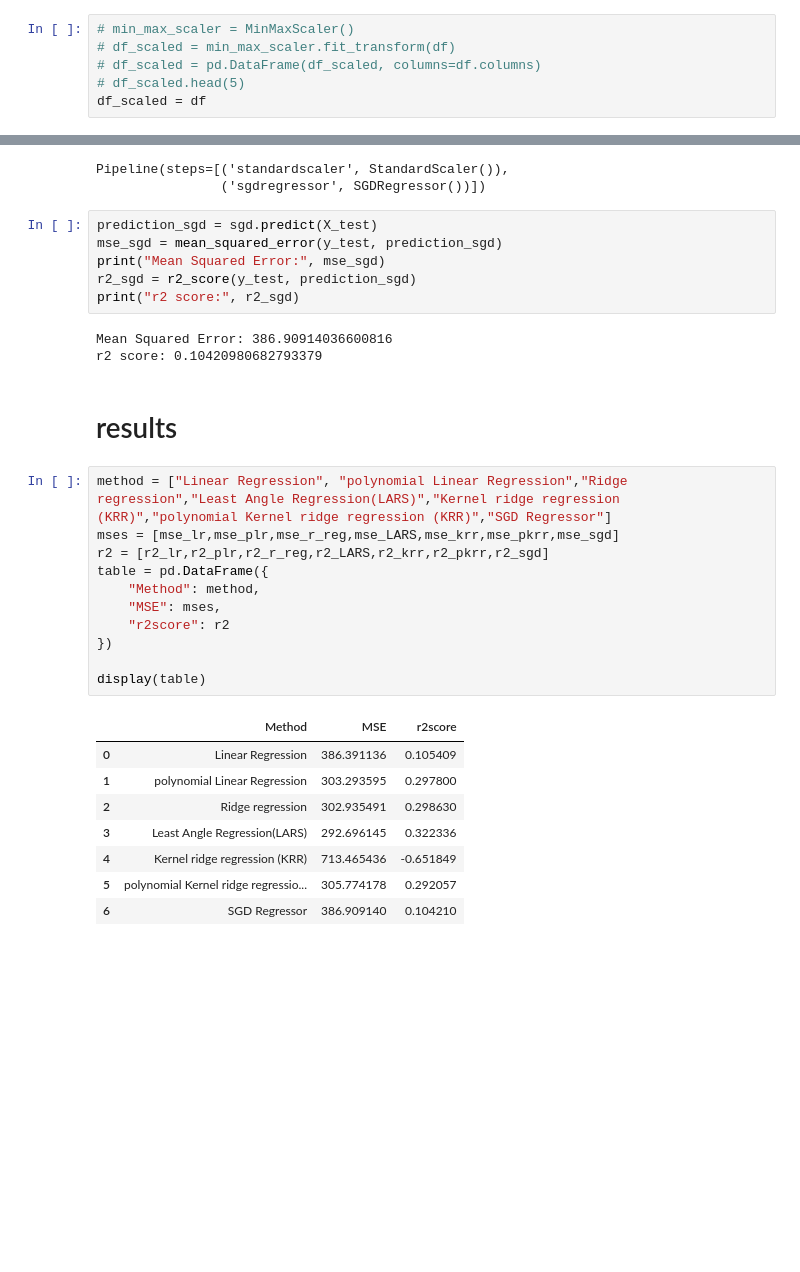
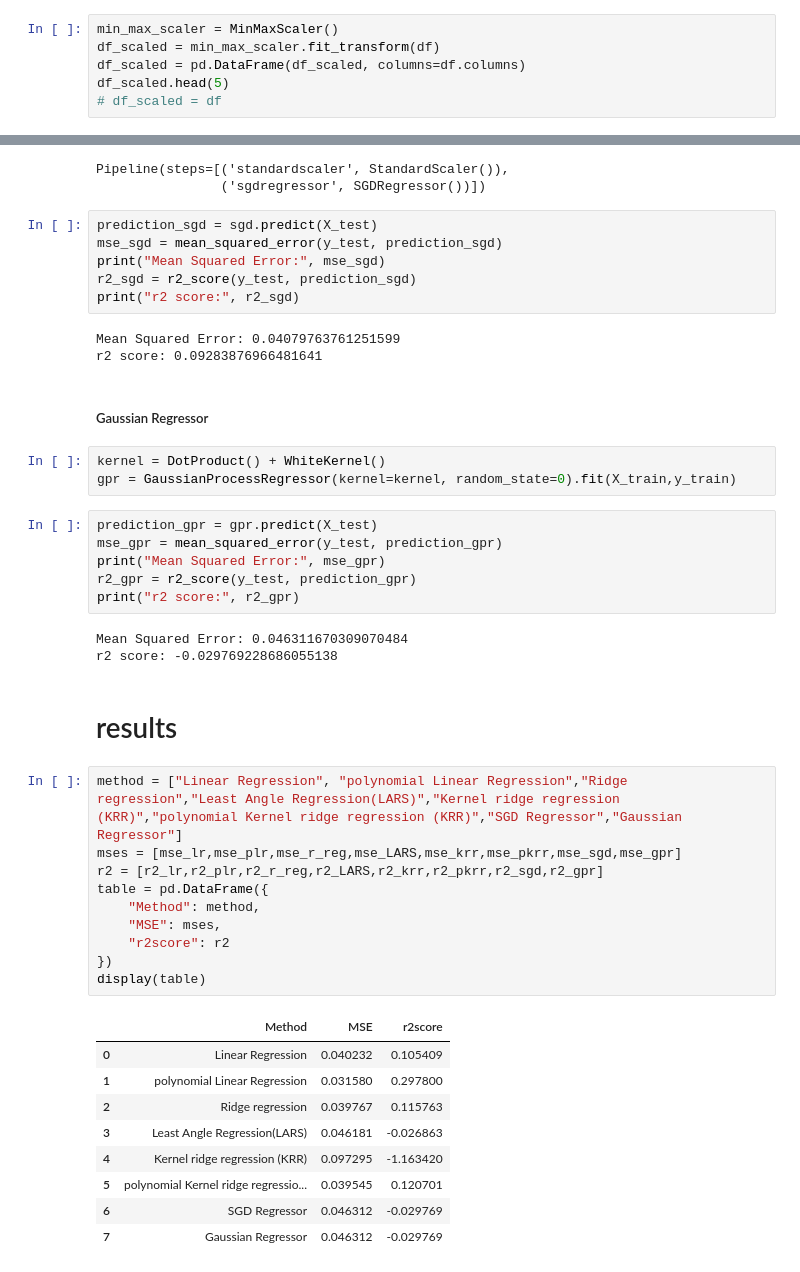
Before and after one commit to montmsn/ML_shopping_dataset, a Jupyter notebook: main.ipynb, the cells around one changed output, grey strips where cells are left out. Cells and saved outputs as stored; diff of their text form; blank space fills up the shorter version.

Commit message:
adding Gaussian Regressor method

```diff
--- a/main.ipynb
+++ b/main.ipynb
@@ -68,8 +70,8 @@ sns.histplot(data=df, x="Spending_Score", hue="Genre", kde=True, bins=10, palett
 # %% [markdown]
 ##### normalize data:
 # %%
-# min_max_scaler = MinMaxScaler()
-# df_scaled = min_max_scaler.fit_transform(df)
-# df_scaled = pd.DataFrame(df_scaled, columns=df.columns)
-# df_scaled.head(5)
-df_scaled = df
+min_max_scaler = MinMaxScaler()
+df_scaled = min_max_scaler.fit_transform(df)
+df_scaled = pd.DataFrame(df_scaled, columns=df.columns)
+df_scaled.head(5)
+# df_scaled = df
@@ -242,27 +251,41 @@ print("Mean Squared Error:", mse_sgd)
 r2_sgd = r2_score(y_test, prediction_sgd)
 print("r2 score:", r2_sgd)
 # %% [output]
-Mean Squared Error: 386.90914036600816
-r2 score: 0.10420980682793379
+Mean Squared Error: 0.04079763761251599
+r2 score: 0.09283876966481641
+# %% [markdown]
+##### Gaussian Regressor
+# %%
+kernel = DotProduct() + WhiteKernel()
+gpr = GaussianProcessRegressor(kernel=kernel, random_state=0).fit(X_train,y_train)
+# %%
+prediction_gpr = gpr.predict(X_test)
+mse_gpr = mean_squared_error(y_test, prediction_gpr)
+print("Mean Squared Error:", mse_gpr)
+r2_gpr = r2_score(y_test, prediction_gpr)
+print("r2 score:", r2_gpr)
+# %% [output]
+Mean Squared Error: 0.046311670309070484
+r2 score: -0.029769228686055138
 # %% [markdown]
 # results
 # %%
-method = ["Linear Regression", "polynomial Linear Regression","Ridge regression","Least Angle Regression(LARS)","Kernel ridge regression (KRR)","polynomial Kernel ridge regression (KRR)","SGD Regressor"]
-mses = [mse_lr,mse_plr,mse_r_reg,mse_LARS,mse_krr,mse_pkrr,mse_sgd]
-r2 = [r2_lr,r2_plr,r2_r_reg,r2_LARS,r2_krr,r2_pkrr,r2_sgd]
+method = ["Linear Regression", "polynomial Linear Regression","Ridge regression","Least Angle Regression(LARS)","Kernel ridge regression (KRR)","polynomial Kernel ridge regression (KRR)","SGD Regressor","Gaussian Regressor"]
+mses = [mse_lr,mse_plr,mse_r_reg,mse_LARS,mse_krr,mse_pkrr,mse_sgd,mse_gpr]
+r2 = [r2_lr,r2_plr,r2_r_reg,r2_LARS,r2_krr,r2_pkrr,r2_sgd,r2_gpr]
 table = pd.DataFrame({
     "Method": method,
     "MSE": mses,
     "r2score": r2
 })
-
 display(table)
 # %% [output]
 |  | Method | MSE | r2score |
-| 0 | Linear Regression | 386.391136 | 0.105409 |
-| 1 | polynomial Linear Regression | 303.293595 | 0.297800 |
-| 2 | Ridge regression | 302.935491 | 0.298630 |
-| 3 | Least Angle Regression(LARS) | 292.696145 | 0.322336 |
-| 4 | Kernel ridge regression (KRR) | 713.465436 | -0.651849 |
-| 5 | polynomial Kernel ridge regressio... | 305.774178 | 0.292057 |
-| 6 | SGD Regressor | 386.909140 | 0.104210 |
+| 0 | Linear Regression | 0.040232 | 0.105409 |
+| 1 | polynomial Linear Regression | 0.031580 | 0.297800 |
+| 2 | Ridge regression | 0.039767 | 0.115763 |
+| 3 | Least Angle Regression(LARS) | 0.046181 | -0.026863 |
+| 4 | Kernel ridge regression (KRR) | 0.097295 | -1.163420 |
+| 5 | polynomial Kernel ridge regressio... | 0.039545 | 0.120701 |
+| 6 | SGD Regressor | 0.046312 | -0.029769 |
+| 7 | Gaussian Regressor | 0.046312 | -0.029769 |
```
Also changed, not shown: parts of 12 cells of this notebook.
